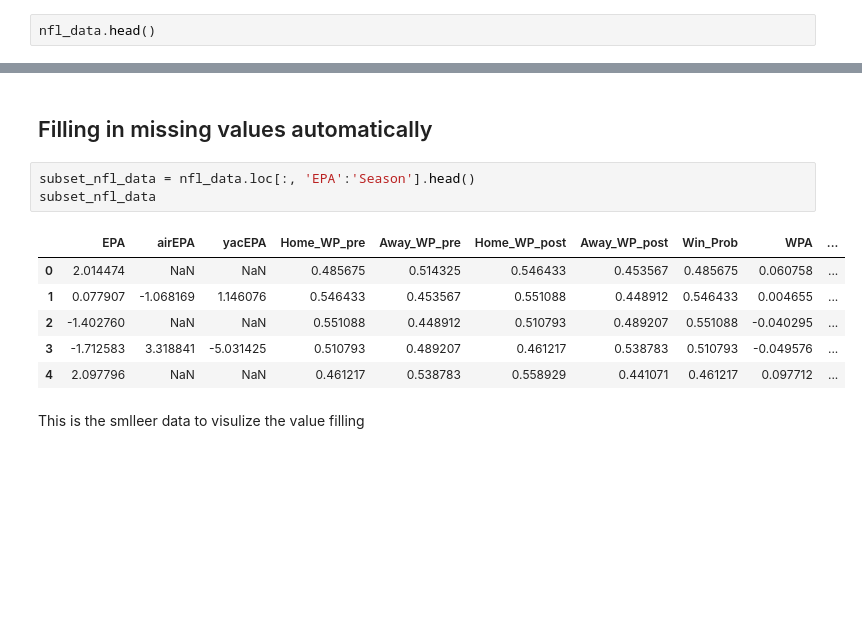
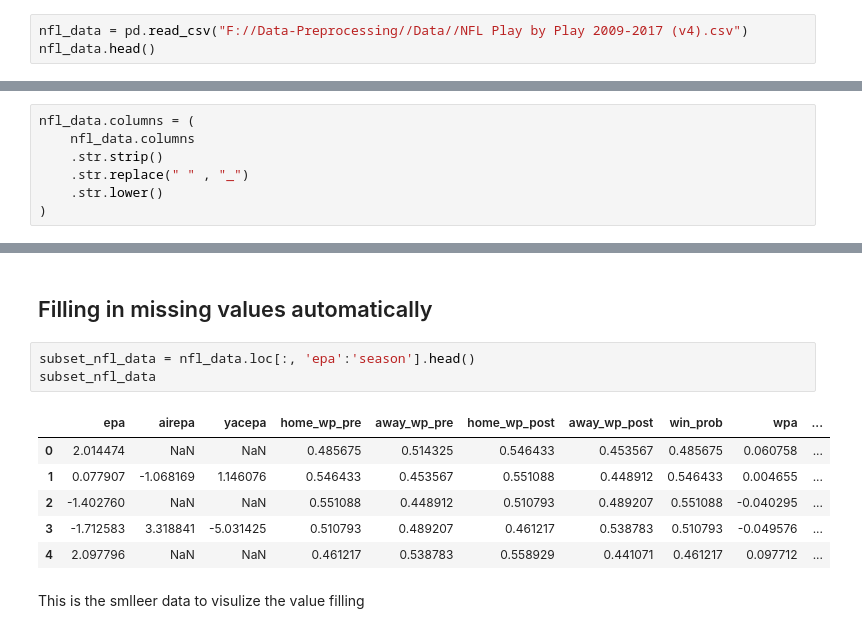
Before and after one commit to Muhammad-Awais-Tariq/Data-Preprocessing, a Jupyter notebook: Data cleaning/Notebooks/datacleaning.ipynb, the cells around one changed output, grey strips where cells are left out. Drawn from its saved outputs; the diff is of its cells as text; blank space fills up the shorter version.

```diff
--- a/Data cleaning/Notebooks/datacleaning.ipynb
+++ b/Data cleaning/Notebooks/datacleaning.ipynb
@@ -22,6 +22,7 @@ report.show_html("report.html" , open_browser=False)
 # %% [markdown]
 Adding the required data
 # %%
+nfl_data = pd.read_csv("F://Data-Preprocessing//Data//NFL Play by Play 2009-2017 (v4).csv")
 nfl_data.head()
 # %% [output]
 |  | Date | GameID | Drive | qtr | down | time | TimeUnder | TimeSecs | PlayTimeDiff | SideofField | ... |
@@ -86,3 +114,10 @@ On the other hand, there are other fields, like "PenalizedTeam" that also have l
+# %%
+nfl_data.columns = (
+    nfl_data.columns
+    .str.strip()
+    .str.replace(" " , "_")
+    .str.lower()
+)
 # %% [markdown]
 ## Drop missing values
 # %% [markdown]
@@ -112,10 +147,10 @@ Now we hv removed all the coloumns with the null values but hv lost quite a bit
 # %% [markdown]
 ## Filling in missing values automatically
 # %%
-subset_nfl_data = nfl_data.loc[:, 'EPA':'Season'].head()
+subset_nfl_data = nfl_data.loc[:, 'epa':'season'].head()
 subset_nfl_data
 # %% [output]
-|  | EPA | airEPA | yacEPA | Home_WP_pre | Away_WP_pre | Home_WP_post | Away_WP_post | Win_Prob | WPA | ... |
+|  | epa | airepa | yacepa | home_wp_pre | away_wp_pre | home_wp_post | away_wp_post | win_prob | wpa | ... |
 | 0 | 2.014474 | NaN | NaN | 0.485675 | 0.514325 | 0.546433 | 0.453567 | 0.485675 | 0.060758 | ... |
 | 1 | 0.077907 | -1.068169 | 1.146076 | 0.546433 | 0.453567 | 0.551088 | 0.448912 | 0.546433 | 0.004655 | ... |
 | 2 | -1.402760 | NaN | NaN | 0.551088 | 0.448912 | 0.510793 | 0.489207 | 0.551088 | -0.040295 | ... |
```
Also changed, not shown: parts of 16 cells of this notebook.
